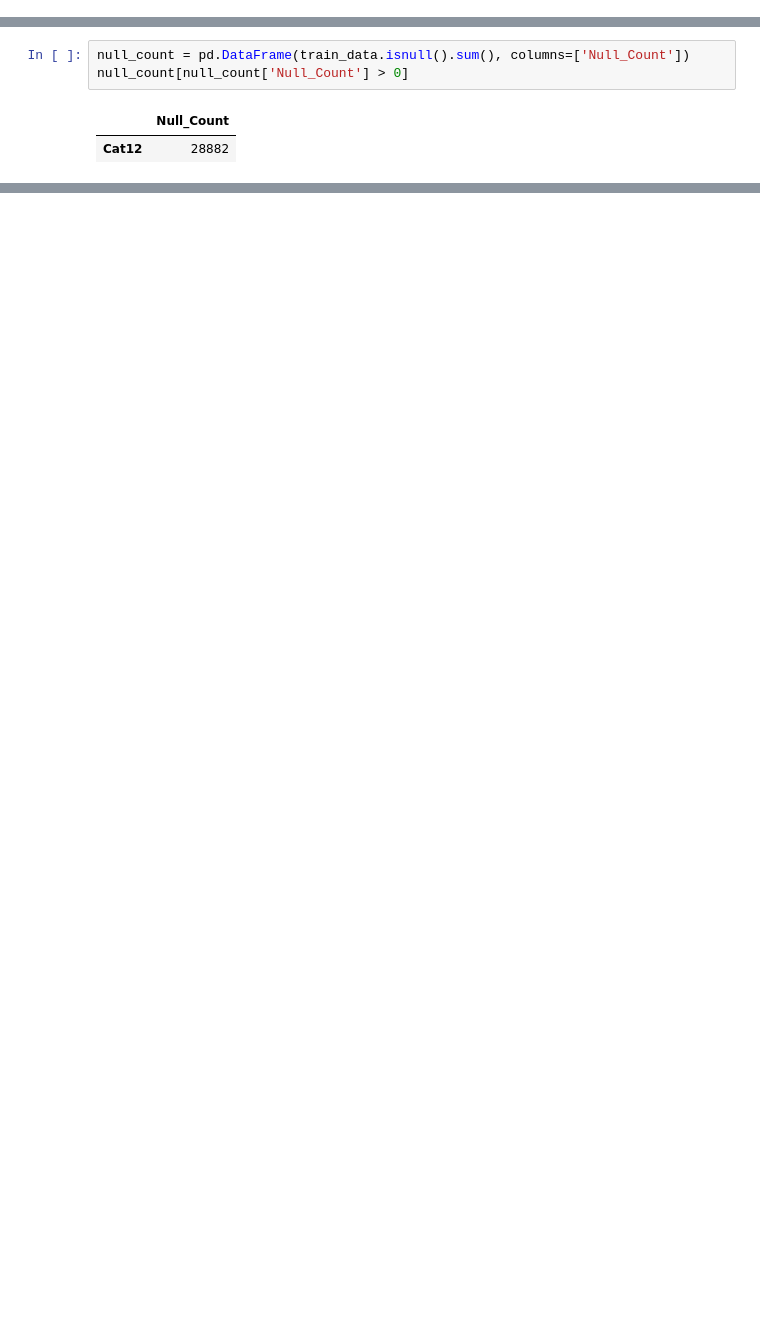
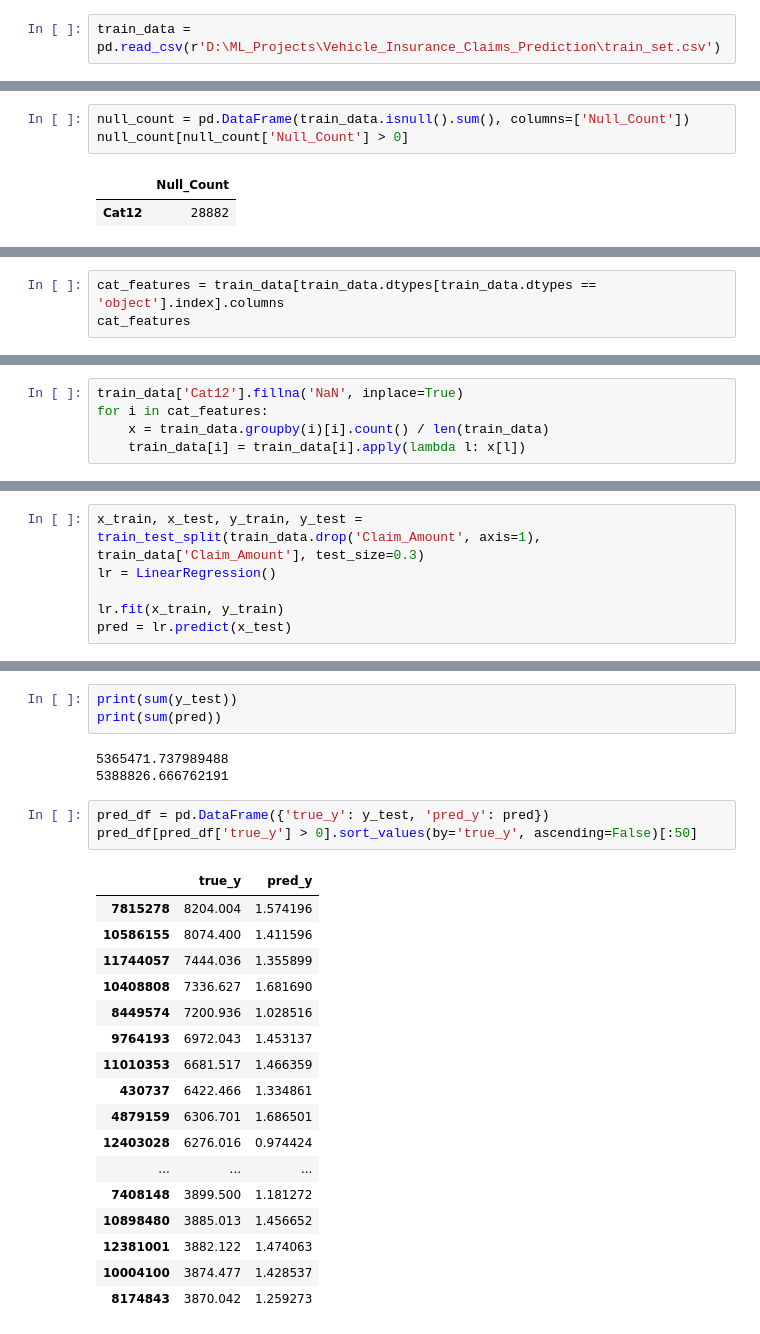
Before and after one commit to AnoopCA/Vehicle_Insurance_Claims_Prediction, a Jupyter notebook: Claims_Prediction.ipynb, the cells around one changed output, grey strips where cells are left out. Drawn from its saved outputs; the diff is of its cells as text; blank space fills up the shorter version.

```diff
--- a/Claims_Prediction.ipynb
+++ b/Claims_Prediction.ipynb
@@ -26,3 +26,5 @@ test_data = pd.read_csv(r'D:\ML_Projects\Vehicle_Insurance_Claims_Prediction\tes
 example_entry = pd.read_csv(r'D:\ML_Projects\Vehicle_Insurance_Claims_Prediction\example_entry.csv')
 test_data = test_data.merge(example_entry, on='Row_ID', how='left')
 #y_test = test_data['Claim_Amount']
+# %%
+train_data = pd.read_csv(r'D:\ML_Projects\Vehicle_Insurance_Claims_Prediction\train_set.csv')
@@ -300,0 +305,3 @@ Name: Cat12, dtype: float64 %
+# %%
+cat_features = train_data[train_data.dtypes[train_data.dtypes == 'object'].index].columns
+cat_features
@@ -300,0 +313,5 @@ Name: Cat12, dtype: float64 %
+# %%
+train_data['Cat12'].fillna('NaN', inplace=True)
+for i in cat_features:
+    x = train_data.groupby(i)[i].count() / len(train_data)
+    train_data[i] = train_data[i].apply(lambda l: x[l])
@@ -300,0 +325,6 @@ Name: Cat12, dtype: float64 %
+# %%
+x_train, x_test, y_train, y_test = train_test_split(train_data.drop('Claim_Amount', axis=1), train_data['Claim_Amount'], test_size=0.3)
+lr = LinearRegression()
+
+lr.fit(x_train, y_train)
+pred = lr.predict(x_test)
@@ -300,0 +339,27 @@ Name: Cat12, dtype: float64 %
+# %%
+print(sum(y_test))
+print(sum(pred))
+# %% [output]
+5365471.737989488
+5388826.666762191
+# %%
+pred_df = pd.DataFrame({'true_y': y_test, 'pred_y': pred})
+pred_df[pred_df['true_y'] > 0].sort_values(by='true_y', ascending=False)[:50]
+# %% [output]
+|  | true_y | pred_y |
+| 7815278 | 8204.004 | 1.574196 |
+| 10586155 | 8074.400 | 1.411596 |
+| 11744057 | 7444.036 | 1.355899 |
+| 10408808 | 7336.627 | 1.681690 |
+| 8449574 | 7200.936 | 1.028516 |
+| 9764193 | 6972.043 | 1.453137 |
+| 11010353 | 6681.517 | 1.466359 |
+| 430737 | 6422.466 | 1.334861 |
+| 4879159 | 6306.701 | 1.686501 |
+| 12403028 | 6276.016 | 0.974424 |
+| ... | ... | ... |
+| 7408148 | 3899.500 | 1.181272 |
+| 10898480 | 3885.013 | 1.456652 |
+| 12381001 | 3882.122 | 1.474063 |
+| 10004100 | 3874.477 | 1.428537 |
+| 8174843 | 3870.042 | 1.259273 |
```
Also changed, not shown: parts of 9 cells of this notebook.
